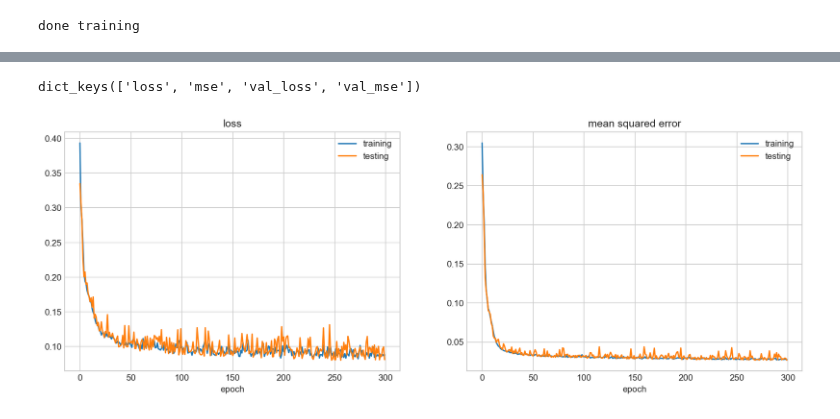
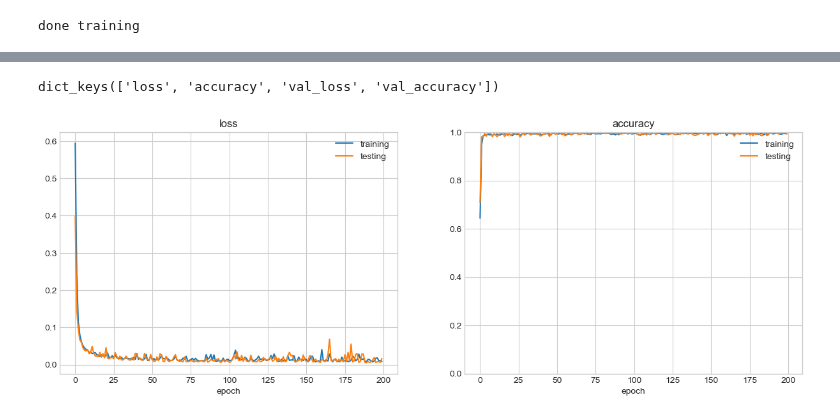
Before and after one commit to kjmayer/ats655-coursematerial, a Jupyter notebook: jupyter_notebooks/ann_basic_neural_network_training.ipynb, the cells around one changed output, grey strips where cells are left out. Cells and saved outputs as stored; diff of their text form; code cells hidden in the pictures.

```diff
--- a/jupyter_notebooks/ann_basic_neural_network_training.ipynb
+++ b/jupyter_notebooks/ann_basic_neural_network_training.ipynb
@@ -12,8 +12,10 @@ import matplotlib.pyplot as plt
 import numpy as np
 from scipy import stats, odr
 
+from sklearn.model_selection import train_test_split
+
 import matplotlib as mpl
-mpl.rcParams['figure.dpi'] = 150
+mpl.rcParams['figure.dpi'] = 100
 plt.rcParams['figure.figsize'] = (12.0/2.5, 8.0/2.5)
 
 # this is for running in colaboratory
@@ -138,7 +138,8 @@ dict_keys(['loss', 'mae', 'val_loss', 'val_mae'])
 # %%
 # define a function to be approximated
 def my_function(x):
-    return np.round(np.sin(x * np.pi))
+    return np.round(np.sin(1.15*x * np.pi))
+    #return np.abs(np.sin(x * np.pi/2))
     #return np.sin(x * np.pi/2)
 # %%
 # make some "truth" data
@@ -228,24 +294,25 @@ plt.legend()
 # %%
 #from keras.callbacks import history
 print(history.history.keys())
 
 plt.figure(figsize=(15,5))
 plt.subplot(1,2,1)
 plt.plot(history.history['loss'],label = 'training')
 plt.plot(history.history['val_loss'], label = 'testing')
 plt.title('loss')
 plt.xlabel('epoch')
 plt.legend()
 
 plt.subplot(1,2,2)
-plt.plot(history.history['mse'],label = 'training')
-plt.plot(history.history['val_mse'], label = 'testing')
-plt.title('mean squared error')
+plt.plot(history.history['accuracy'],label = 'training')
+plt.plot(history.history['val_accuracy'], label = 'testing')
+plt.title('accuracy')
+plt.ylim(0,1)
 plt.xlabel('epoch')
 plt.legend()
 
 
 plt.show()
 # %% [output]
-dict_keys(['loss', 'mse', 'val_loss', 'val_mse'])
+dict_keys(['loss', 'accuracy', 'val_loss', 'val_accuracy'])
-[figure, old version]
+[figure, new version]
```
Also changed, not shown: parts of 15 cells of this notebook, 1 other file.
